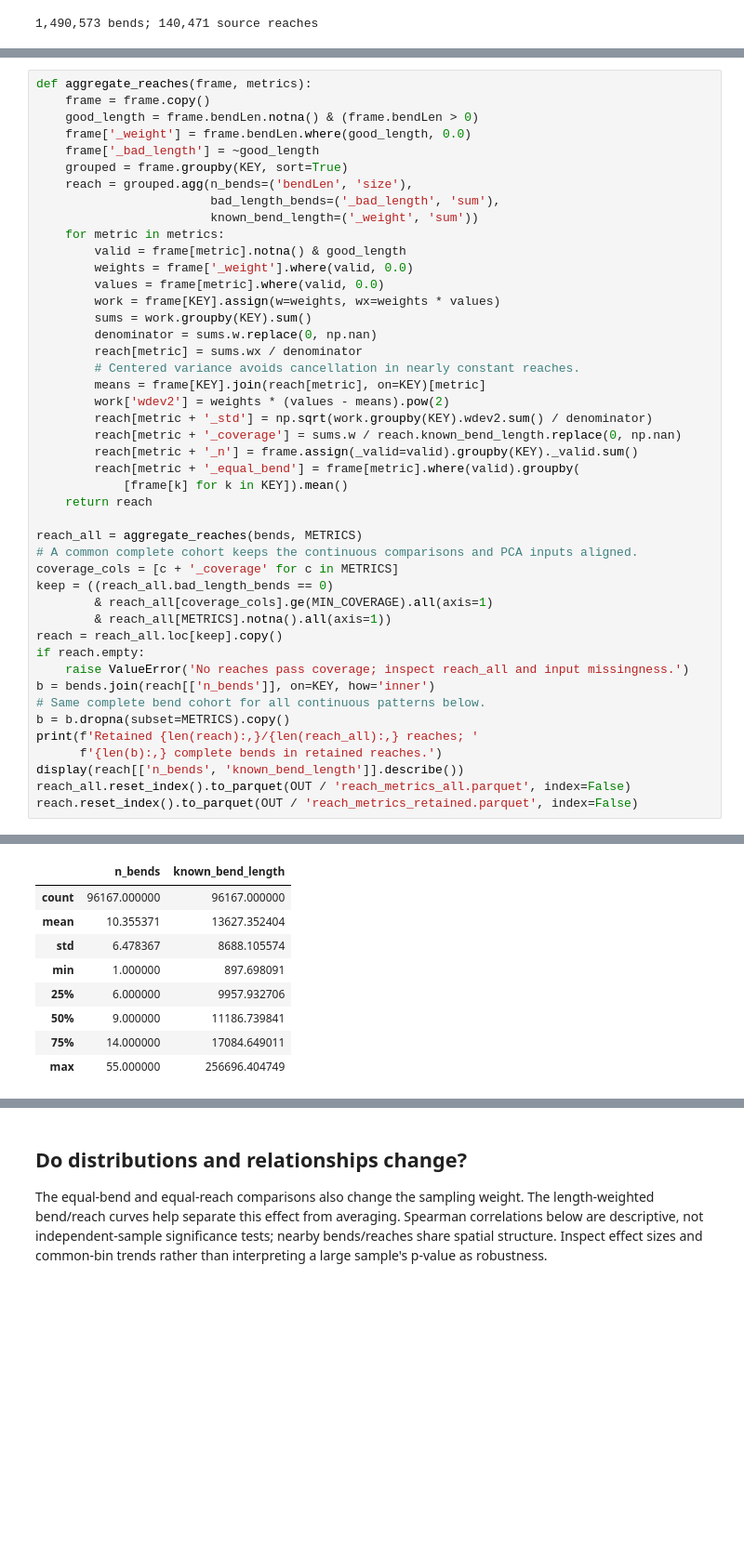
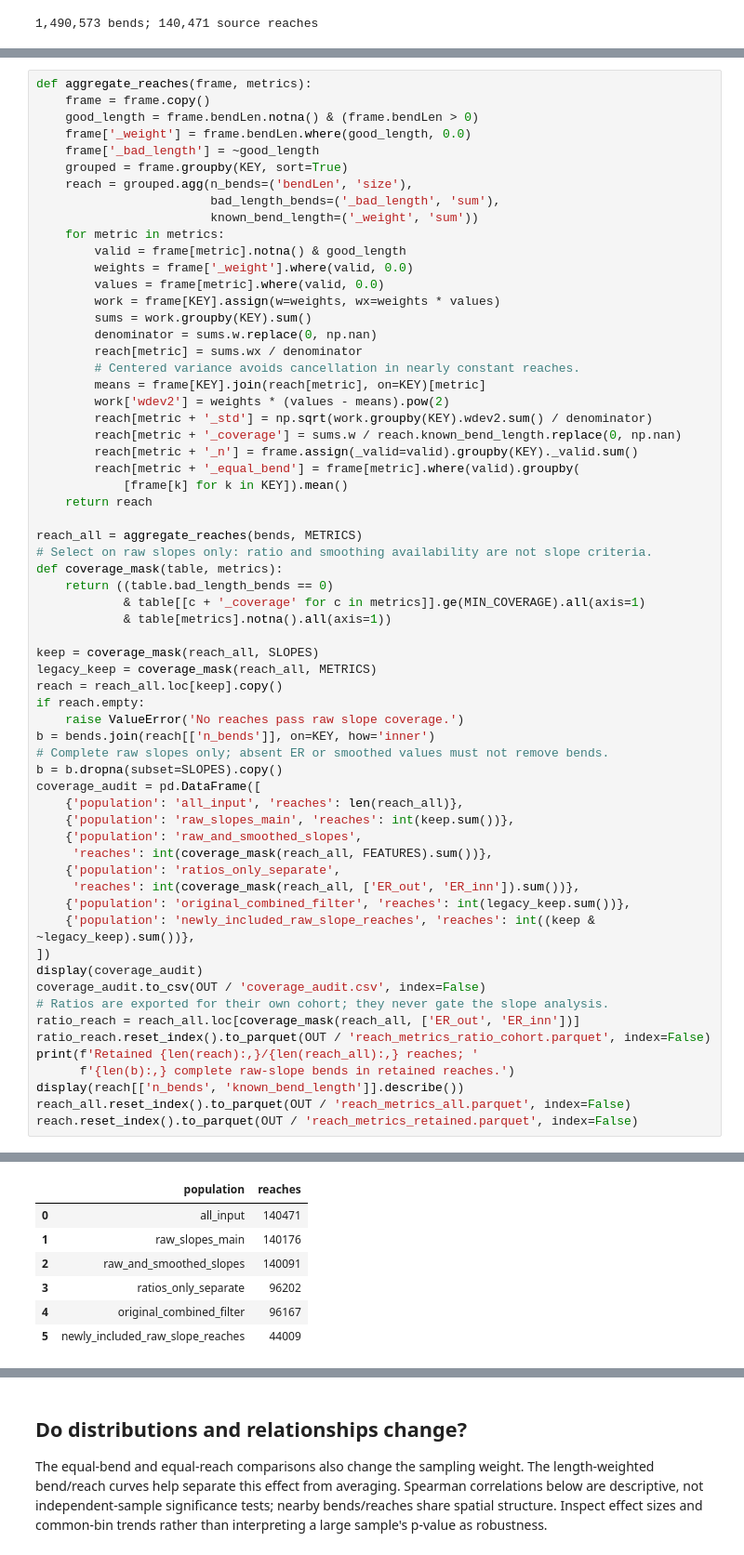
Before and after one commit to niekcde/river-confinement, a Jupyter notebook: analysis/reach_scale_confinement.ipynb, the cells around one changed output, grey strips where cells are left out. Shown at 93% size. Saved outputs shown, nothing was run; the diff lists cells and outputs as text; blank space fills up the shorter version.

```diff
--- a/analysis/reach_scale_confinement.ipynb
+++ b/analysis/reach_scale_confinement.ipynb
@@ -97,19 +101,37 @@ def aggregate_reaches(frame, metrics):
     return reach
 
 reach_all = aggregate_reaches(bends, METRICS)
-# A common complete cohort keeps the continuous comparisons and PCA inputs aligned.
-coverage_cols = [c + '_coverage' for c in METRICS]
-keep = ((reach_all.bad_length_bends == 0)
-        & reach_all[coverage_cols].ge(MIN_COVERAGE).all(axis=1)
-        & reach_all[METRICS].notna().all(axis=1))
+# Select on raw slopes only: ratio and smoothing availability are not slope criteria.
+def coverage_mask(table, metrics):
+    return ((table.bad_length_bends == 0)
+            & table[[c + '_coverage' for c in metrics]].ge(MIN_COVERAGE).all(axis=1)
+            & table[metrics].notna().all(axis=1))
+
+keep = coverage_mask(reach_all, SLOPES)
+legacy_keep = coverage_mask(reach_all, METRICS)
 reach = reach_all.loc[keep].copy()
 if reach.empty:
-    raise ValueError('No reaches pass coverage; inspect reach_all and input missingness.')
+    raise ValueError('No reaches pass raw slope coverage.')
 b = bends.join(reach[['n_bends']], on=KEY, how='inner')
-# Same complete bend cohort for all continuous patterns below.
-b = b.dropna(subset=METRICS).copy()
+# Complete raw slopes only; absent ER or smoothed values must not remove bends.
+b = b.dropna(subset=SLOPES).copy()
+coverage_audit = pd.DataFrame([
+    {'population': 'all_input', 'reaches': len(reach_all)},
+    {'population': 'raw_slopes_main', 'reaches': int(keep.sum())},
+    {'population': 'raw_and_smoothed_slopes',
+     'reaches': int(coverage_mask(reach_all, FEATURES).sum())},
+    {'population': 'ratios_only_separate',
+     'reaches': int(coverage_mask(reach_all, ['ER_out', 'ER_inn']).sum())},
+    {'population': 'original_combined_filter', 'reaches': int(legacy_keep.sum())},
+    {'population': 'newly_included_raw_slope_reaches', 'reaches': int((keep & ~legacy_keep).sum())},
+])
+display(coverage_audit)
+coverage_audit.to_csv(OUT / 'coverage_audit.csv', index=False)
+# Ratios are exported for their own cohort; they never gate the slope analysis.
+ratio_reach = reach_all.loc[coverage_mask(reach_all, ['ER_out', 'ER_inn'])]
+ratio_reach.reset_index().to_parquet(OUT / 'reach_metrics_ratio_cohort.parquet', index=False)
 print(f'Retained {len(reach):,}/{len(reach_all):,} reaches; '
-      f'{len(b):,} complete bends in retained reaches.')
+      f'{len(b):,} complete raw-slope bends in retained reaches.')
 display(reach[['n_bends', 'known_bend_length']].describe())
 reach_all.reset_index().to_parquet(OUT / 'reach_metrics_all.parquet', index=False)
 reach.reset_index().to_parquet(OUT / 'reach_metrics_retained.parquet', index=False)
@@ -118,9 +140,7 @@ Retained 96,167/140,471 reaches; 954,023 complete bends in retained reaches.
-|  | n_bends | known_bend_length |
-| count | 96167.000000 | 96167.000000 |
-| mean | 10.355371 | 13627.352404 |
-| std | 6.478367 | 8688.105574 |
-| min | 1.000000 | 897.698091 |
-| 25% | 6.000000 | 9957.932706 |
-| 50% | 9.000000 | 11186.739841 |
-| 75% | 14.000000 | 17084.649011 |
-| max | 55.000000 | 256696.404749 |
+|  | population | reaches |
+| 0 | all_input | 140471 |
+| 1 | raw_slopes_main | 140176 |
+| 2 | raw_and_smoothed_slopes | 140091 |
+| 3 | ratios_only_separate | 96202 |
+| 4 | original_combined_filter | 96167 |
+| 5 | newly_included_raw_slope_reaches | 44009 |
```
Also changed, not shown: parts of 12 cells of this notebook, 2 other files.
